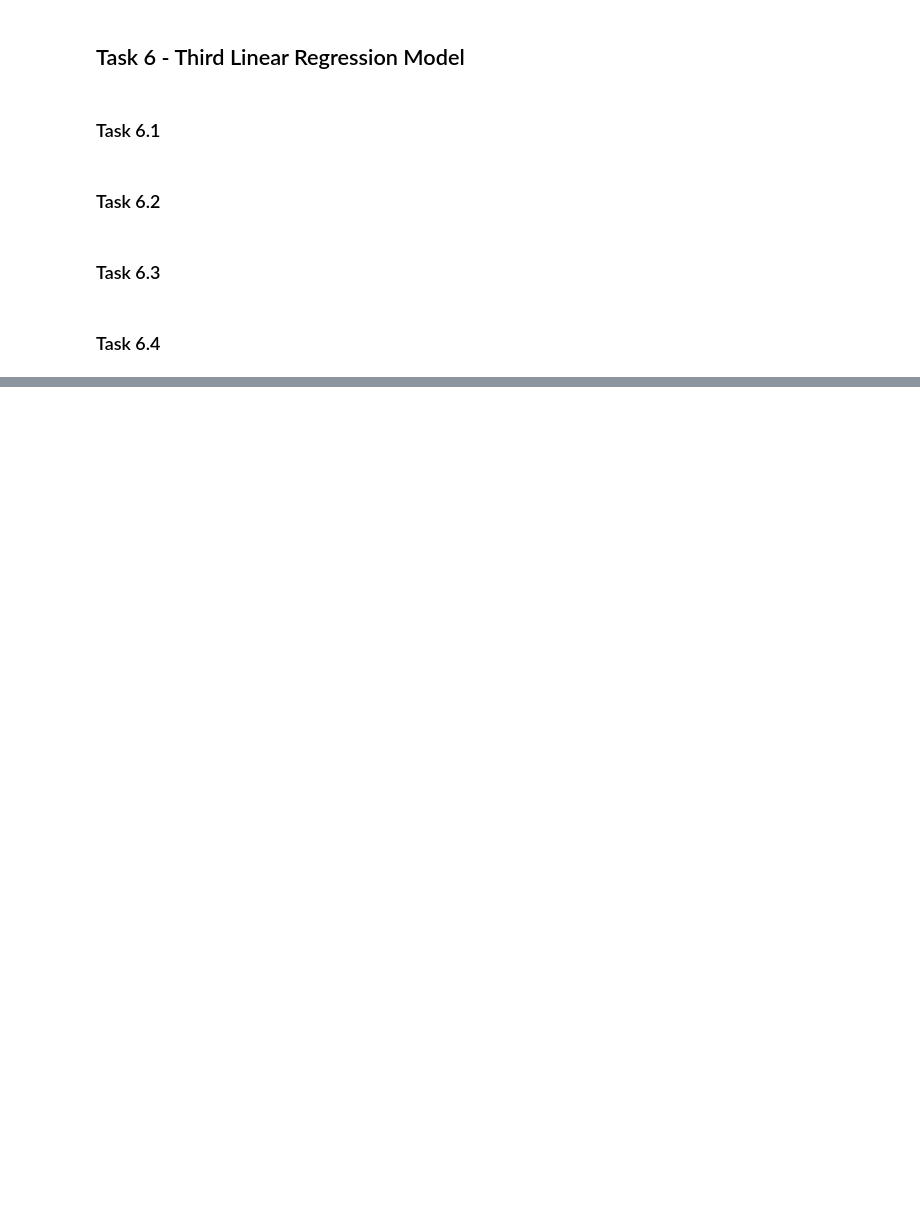
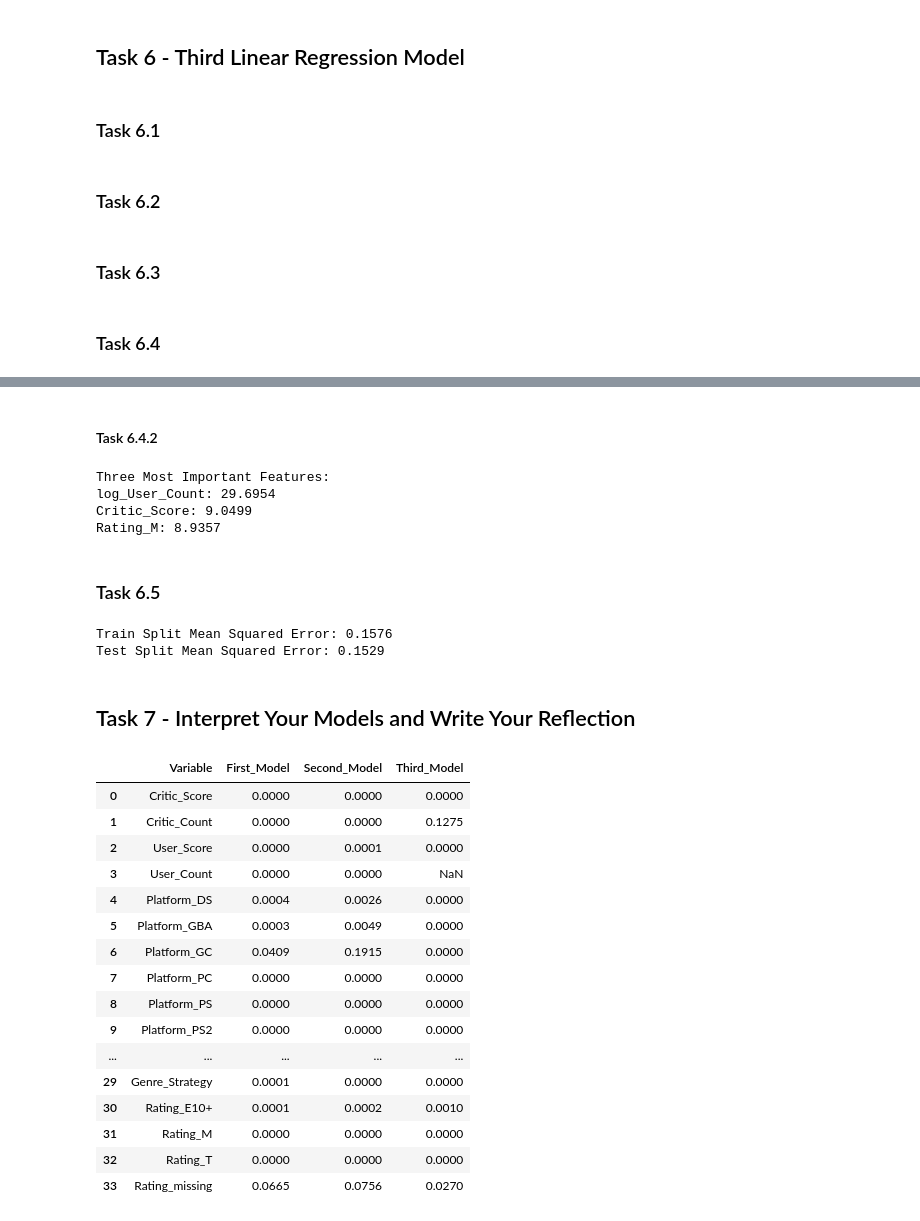
Before and after one commit to owen-simon/IS-6482-data-mining, a Jupyter notebook: Week 7/A4_Simon_Owen.ipynb, the cells around one changed output, grey strips where cells are left out. Cells and saved outputs as stored; diff of their text form; code cells hidden in the pictures; blank space fills up the shorter version.

Commit message:
Task 7

```diff
--- a/Week 7/A4_Simon_Owen.ipynb
+++ b/Week 7/A4_Simon_Owen.ipynb
@@ -428,0 +439,67 @@ dtype: float64
+# %% [markdown]
+#### Task 6.4.2
+# %%
+# Which three features are the most important based on the t-statistic in your report?
+t_stats = (third_ols_model.tvalues
+           .drop("const"))
+
+top_features = (t_stats.abs()
+                .sort_values(ascending=False)
+                .head(3))
+
+print("Three Most Important Features:")
+for feature, t_value in top_features.items():
+    print(f"{feature}: {t_value:.4f}")
+# %% [output]
+Three Most Important Features:
+log_User_Count: 29.6954
+Critic_Score: 9.0499
+Rating_M: 8.9357
+# %% [markdown]
+### Task 6.5
+# %%
+# Find the mean squared error of your fitted linear regression model on the train split and on the test split.
+y_train_pred = third_ols_model.predict(X_train)
+y_test_pred = third_ols_model.predict(X_test)
+
+train_mse = mean_squared_error(y_train, y_train_pred)
+test_mse = mean_squared_error(y_test, y_test_pred)
+
+print("Train Split Mean Squared Error:", round(train_mse, 4))
+print("Test Split Mean Squared Error:", round(test_mse, 4))
+# %% [output]
+Train Split Mean Squared Error: 0.1576
+Test Split Mean Squared Error: 0.1529
+# %% [markdown]
+## Task 7 - Interpret Your Models and Write Your Reflection
+# %%
+# Collect p-values for each model (excluding const)
+pvals_df = pd.DataFrame({
+    "Variable": ols_model.pvalues.drop("const", errors='ignore').index,
+    "First_Model": ols_model.pvalues.drop("const", errors='ignore').values,
+    "Second_Model": second_ols_model.pvalues.drop("const", errors='ignore').reindex(ols_model.pvalues.drop("const", errors='ignore').index).values,
+    "Third_Model": third_ols_model.pvalues.drop("const", errors='ignore').reindex(ols_model.pvalues.drop("const", errors='ignore').index).values
+})
+
+# Round all p-values to 4 decimal places
+pvals_df.iloc[:, 1:] = pvals_df.iloc[:, 1:].round(4)
+
+pvals_df
+# %% [output]
+|  | Variable | First_Model | Second_Model | Third_Model |
+| 0 | Critic_Score | 0.0000 | 0.0000 | 0.0000 |
+| 1 | Critic_Count | 0.0000 | 0.0000 | 0.1275 |
+| 2 | User_Score | 0.0000 | 0.0001 | 0.0000 |
+| 3 | User_Count | 0.0000 | 0.0000 | NaN |
+| 4 | Platform_DS | 0.0004 | 0.0026 | 0.0000 |
+| 5 | Platform_GBA | 0.0003 | 0.0049 | 0.0000 |
+| 6 | Platform_GC | 0.0409 | 0.1915 | 0.0000 |
+| 7 | Platform_PC | 0.0000 | 0.0000 | 0.0000 |
+| 8 | Platform_PS | 0.0000 | 0.0000 | 0.0000 |
+| 9 | Platform_PS2 | 0.0000 | 0.0000 | 0.0000 |
+| ... | ... | ... | ... | ... |
+| 29 | Genre_Strategy | 0.0001 | 0.0000 | 0.0000 |
+| 30 | Rating_E10+ | 0.0001 | 0.0002 | 0.0010 |
+| 31 | Rating_M | 0.0000 | 0.0000 | 0.0000 |
+| 32 | Rating_T | 0.0000 | 0.0000 | 0.0000 |
+| 33 | Rating_missing | 0.0665 | 0.0756 | 0.0270 |
```
Also changed, not shown: parts of 28 cells of this notebook.
